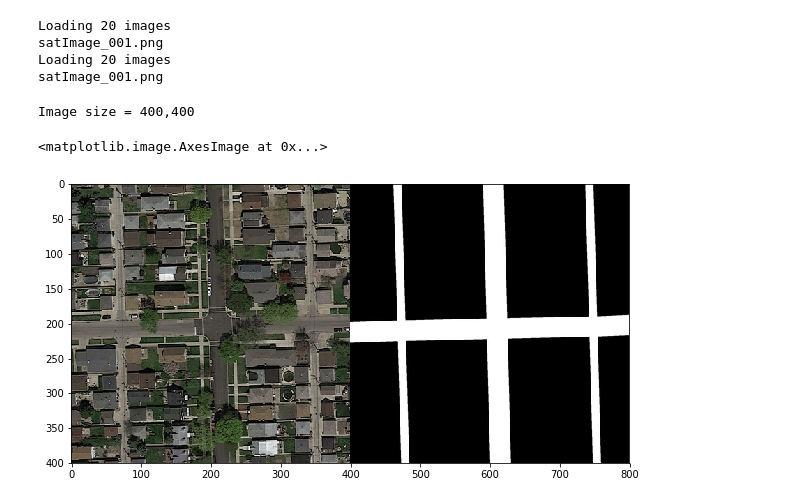
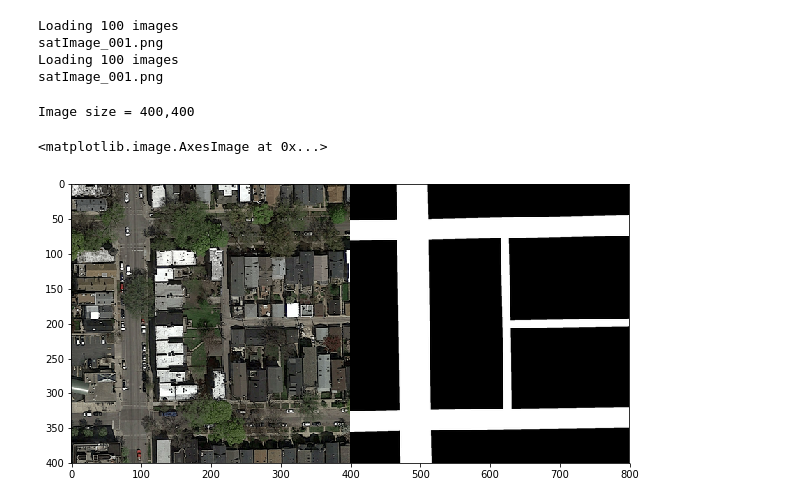
Before and after one commit to mukel/epfml17-segmentation, a Jupyter notebook: segment_aerial_images_keras.ipynb, the cells around one changed output. Drawn from its saved outputs; the diff is of its cells as text; code cells hidden in the pictures.

```diff
--- a/segment_aerial_images_keras.ipynb
+++ b/segment_aerial_images_keras.ipynb
@@ -67,7 +68,7 @@ root_dir = "data/training/"
 
 image_dir = root_dir + "images/"
 files = os.listdir(image_dir)
-n = min(20, len(files)) # Load maximum 20 images
+n = min(100, len(files)) # Load maximum 20 images
 print("Loading " + str(n) + " images")
 imgs = [load_image(image_dir + files[i]) for i in range(n)]
 print(files[0])
@@ -77,23 +78,23 @@ print("Loading " + str(n) + " images")
 gt_imgs = [load_image(gt_dir + files[i]) for i in range(n)]
 print(files[0])
 
-n = 10 # Only use 10 images for training
+n = 100 # Only use 10 images for training
 # %% [output]
-Loading 20 images
+Loading 100 images
 satImage_001.png
-Loading 20 images
+Loading 100 images
 satImage_001.png
 # %%
 print('Image size = ' + str(imgs[0].shape[0]) + ',' + str(imgs[0].shape[1]))
 
 # Show first image and its groundtruth image
-cimg = concatenate_images(imgs[0], gt_imgs[0])
+cimg = concatenate_images(imgs[80], gt_imgs[80])
 fig1 = plt.figure(figsize=(10, 10))
 plt.imshow(cimg, cmap='Greys_r')
 # %% [output]
 Image size = 400,400
 <matplotlib.image.AxesImage at 0x...>
-[figure, old version]
+[figure, new version]
 # %%
 # Extract patches from input images
 patch_size = 16 # each patch is 16*16 pixels
```
Also changed, not shown: parts of 16 cells of this notebook, 4 other files.
